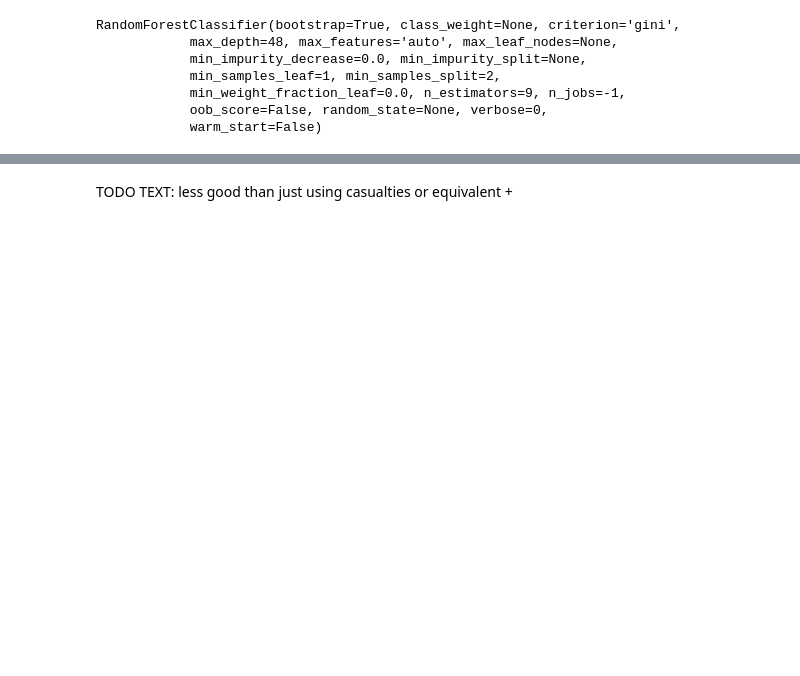
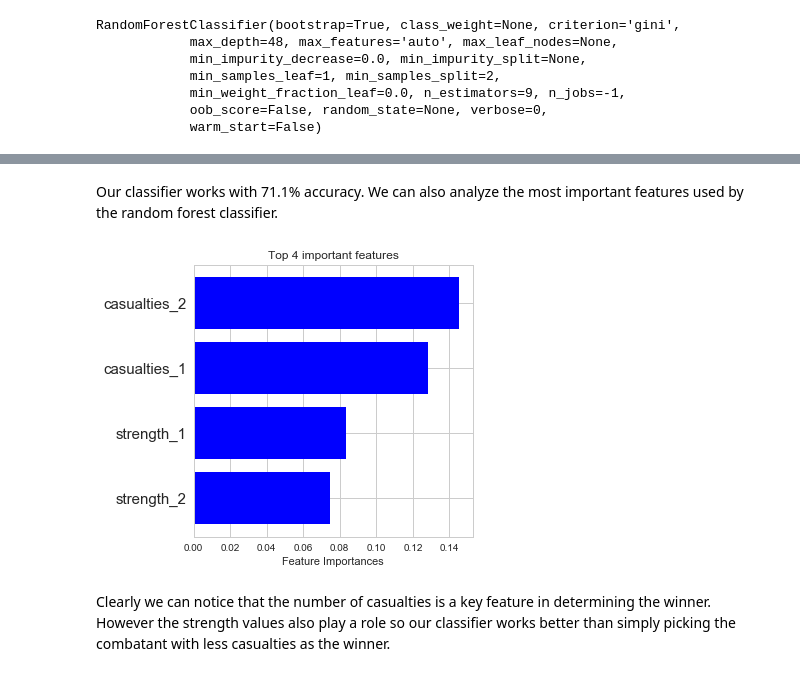
Before and after one commit to ChristianMct/ADA2017-Homeworks, a Jupyter notebook: project/Report_Notebook.ipynb, the cells around one changed output, grey strips where cells are left out. Drawn from its saved outputs; the diff is of its cells as text; code cells hidden in the pictures; blank space fills up the shorter version.

Commit message:
finished section 7 with random forest classifier

```diff
--- a/project/Report_Notebook.ipynb
+++ b/project/Report_Notebook.ipynb
@@ -932,2 +936,20 @@ Score on the test validation set  62.2222222222
-# %% [markdown]
-TODO TEXT: less good than just using casualties or equivalent +
+# %% [markdown]
+Our classifier works with 71.1% accuracy. We can also analyze the most important features used by the random forest classifier.
+# %%
+sorted_index = np.argsort(classifier.feature_importances_)
+best2 = sorted_index[-1:-5:-1]
+features = np.array(features)[best2]
+importances = classifier.feature_importances_[best2]
+fig, ax = plt.subplots(figsize=(5,5))
+y_pos = np.arange(len(features))
+ax.barh(y_pos, importances, align='center', color='blue')
+ax.set_yticks(y_pos)
+ax.set_yticklabels(features, size = 15)
+ax.invert_yaxis()
+ax.set_xlabel('Feature Importances')
+ax.set_title('Top 4 important features')
+plt.show()
+# %% [output]
+[figure, added]
+# %% [markdown]
+Clearly we can notice that the number of casualties is a key feature in determining the winner. However the strength values also play a role so our classifier works better than simply picking the combatant with less casualties as the winner.
```
Also changed, not shown: parts of 11 cells of this notebook.
